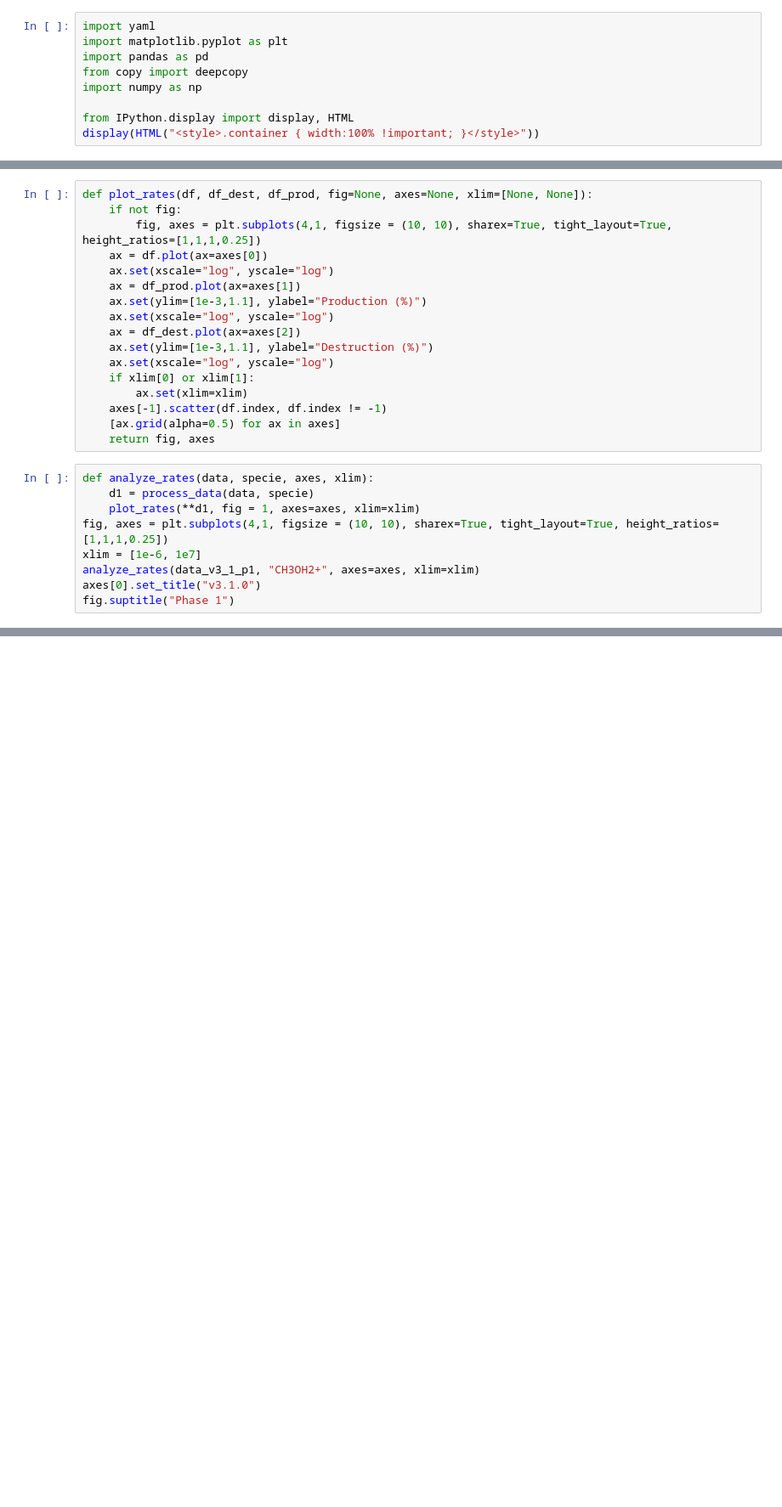
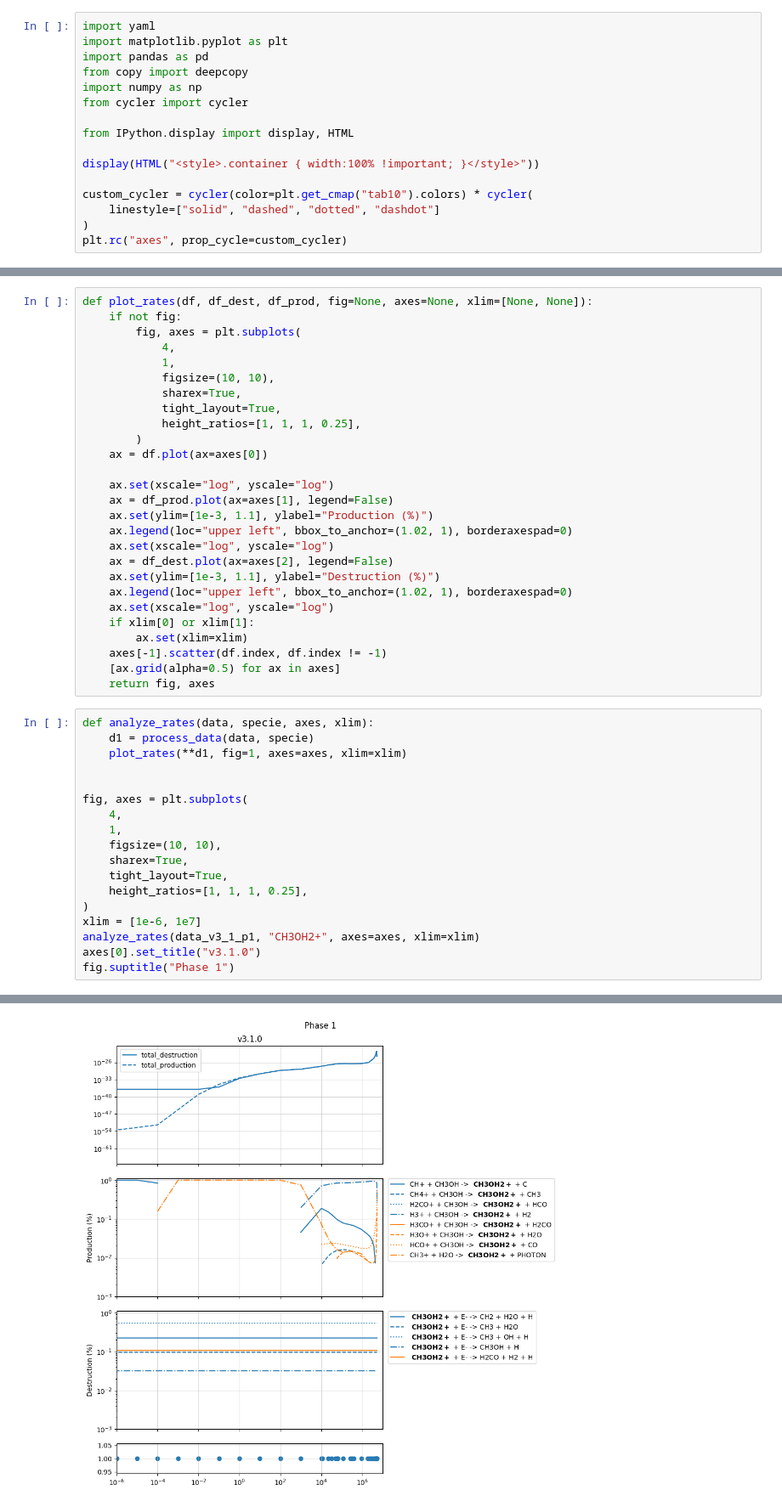
Before and after one commit to uclchem/uclchem-tools, a Jupyter notebook: notebooks/Explore reaction rates.ipynb, the cells around one changed output, grey strips where cells are left out. Shown at 85% size. Drawn from its saved outputs; the diff is of its cells as text; blank space fills up the shorter version.

```diff
--- a/notebooks/Explore reaction rates.ipynb
+++ b/notebooks/Explore reaction rates.ipynb
@@ -4,8 +4,15 @@ import matplotlib.pyplot as plt
 import pandas as pd
 from copy import deepcopy
 import numpy as np
+from cycler import cycler
 
 from IPython.display import display, HTML
+
 display(HTML("<style>.container { width:100% !important; }</style>"))
+
+custom_cycler = cycler(color=plt.get_cmap("tab10").colors) * cycler(
+    linestyle=["solid", "dashed", "dotted", "dashdot"]
+)
+plt.rc("axes", prop_cycle=custom_cycler)
 # %%
 %%time
@@ -39,14 +71,24 @@ def process_data(data, specie):
 # %%
 def plot_rates(df, df_dest, df_prod, fig=None, axes=None, xlim=[None, None]):
     if not fig:
-        fig, axes = plt.subplots(4,1, figsize = (10, 10), sharex=True, tight_layout=True, height_ratios=[1,1,1,0.25])
+        fig, axes = plt.subplots(
+            4,
+            1,
+            figsize=(10, 10),
+            sharex=True,
+            tight_layout=True,
+            height_ratios=[1, 1, 1, 0.25],
+        )
     ax = df.plot(ax=axes[0])
+
     ax.set(xscale="log", yscale="log")
-    ax = df_prod.plot(ax=axes[1])
-    ax.set(ylim=[1e-3,1.1], ylabel="Production (%)")
+    ax = df_prod.plot(ax=axes[1], legend=False)
+    ax.set(ylim=[1e-3, 1.1], ylabel="Production (%)")
+    ax.legend(loc="upper left", bbox_to_anchor=(1.02, 1), borderaxespad=0)
     ax.set(xscale="log", yscale="log")
-    ax = df_dest.plot(ax=axes[2])
-    ax.set(ylim=[1e-3,1.1], ylabel="Destruction (%)")
+    ax = df_dest.plot(ax=axes[2], legend=False)
+    ax.set(ylim=[1e-3, 1.1], ylabel="Destruction (%)")
+    ax.legend(loc="upper left", bbox_to_anchor=(1.02, 1), borderaxespad=0)
     ax.set(xscale="log", yscale="log")
     if xlim[0] or xlim[1]:
         ax.set(xlim=xlim)
@@ -56,9 +98,19 @@ def plot_rates(df, df_dest, df_prod, fig=None, axes=None, xlim=[None, None]):
 # %%
 def analyze_rates(data, specie, axes, xlim):
     d1 = process_data(data, specie)
-    plot_rates(**d1, fig = 1, axes=axes, xlim=xlim)
-fig, axes = plt.subplots(4,1, figsize = (10, 10), sharex=True, tight_layout=True, height_ratios=[1,1,1,0.25])
+    plot_rates(**d1, fig=1, axes=axes, xlim=xlim)
+
+
+fig, axes = plt.subplots(
+    4,
+    1,
+    figsize=(10, 10),
+    sharex=True,
+    tight_layout=True,
+    height_ratios=[1, 1, 1, 0.25],
+)
 xlim = [1e-6, 1e7]
 analyze_rates(data_v3_1_p1, "CH3OH2+", axes=axes, xlim=xlim)
 axes[0].set_title("v3.1.0")
 fig.suptitle("Phase 1")
+# %% [output]
@@ -65,3 +118,4 @@ fig.suptitle("Phase 1")
+[figure, added]
 # %%
 def sort_reaction_df(df, reference_df, common_dict):
     # write to dict because sorting indexes is weird
```
Also changed, not shown: parts of 9 cells of this notebook, 3 other files.
